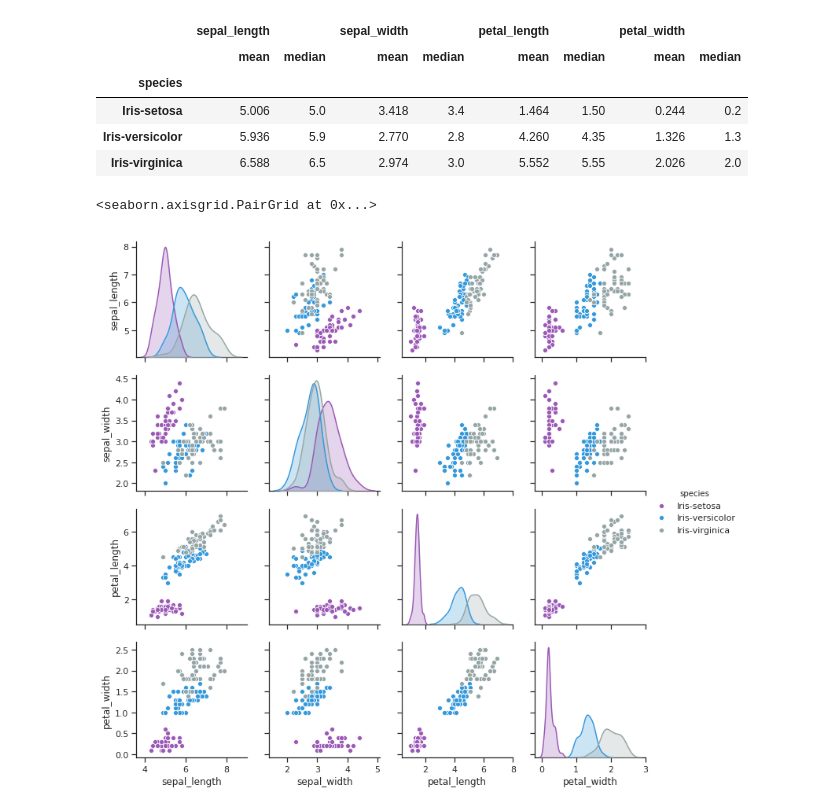
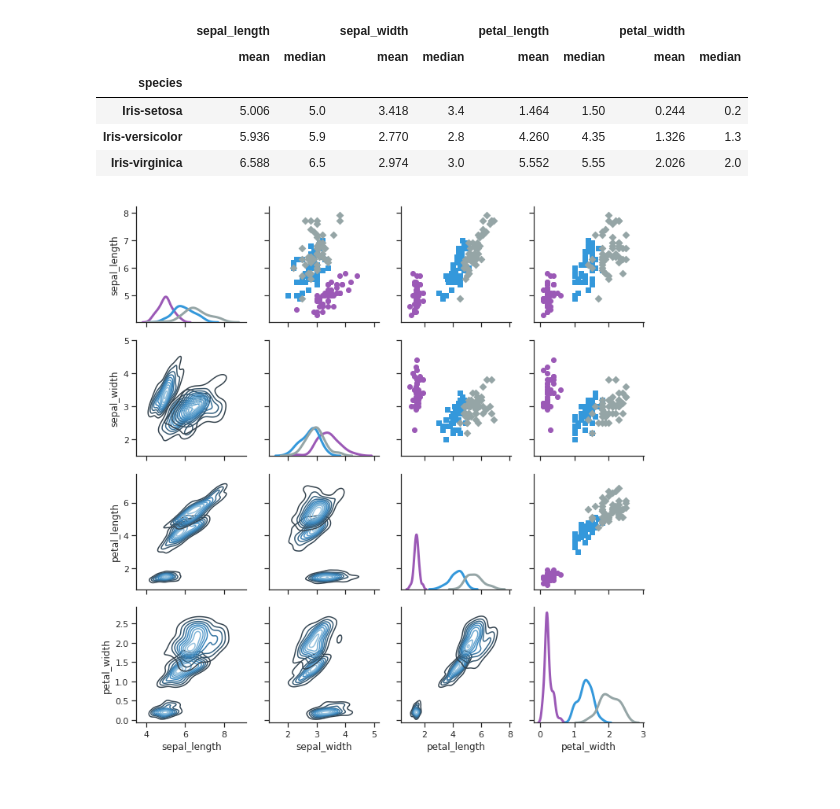
Before and after one commit to GrayJack/Bisect-K-Means, a Jupyter notebook: src/Normalização_e_seleção_de_features.ipynb, the cells around one changed output. Saved outputs shown, nothing was run; the diff lists cells and outputs as text; code cells hidden in the pictures.

```diff
--- a/src/Normalização_e_seleção_de_features.ipynb
+++ b/src/Normalização_e_seleção_de_features.ipynb
@@ -58,11 +59,15 @@ iris_df.groupby('species').agg(['mean', 'median'])
 | Iris-setosa | 5.006 | 5.0 | 3.418 | 3.4 | 1.464 | 1.50 | 0.244 | 0.2 |
 | Iris-versicolor | 5.936 | 5.9 | 2.770 | 2.8 | 4.260 | 4.35 | 1.326 | 1.3 |
 | Iris-virginica | 6.588 | 6.5 | 2.974 | 3.0 | 5.552 | 5.55 | 2.026 | 2.0 |
-# %%
-sns.pairplot(iris_df, hue="species", palette=sns.color_palette(flatui))
-# %% [output]
-<seaborn.axisgrid.PairGrid at 0x...>
-[figure, removed]
+# %%
+# sns.pairplot(iris_df, hue="species", palette=sns.color_palette(flatui))
+
+g = sns.PairGrid(iris_df, hue="species", palette=sns.color_palette(flatui), hue_kws={"marker": ["o", "s", "D"]})
+g = g.map_upper(plt.scatter)
+g = g.map_lower(sns.kdeplot, cmap="Blues_d")
+g = g.map_diag(sns.kdeplot, legend=False, lw=3)
+# %% [output]
+[figure, added]
 # %%
 X = np.array(iris_df[iris_df.columns[:-1]])
 Y = np.array(iris_df.species)
```
Also changed, not shown: parts of 6 cells of this notebook, 1 other file.
